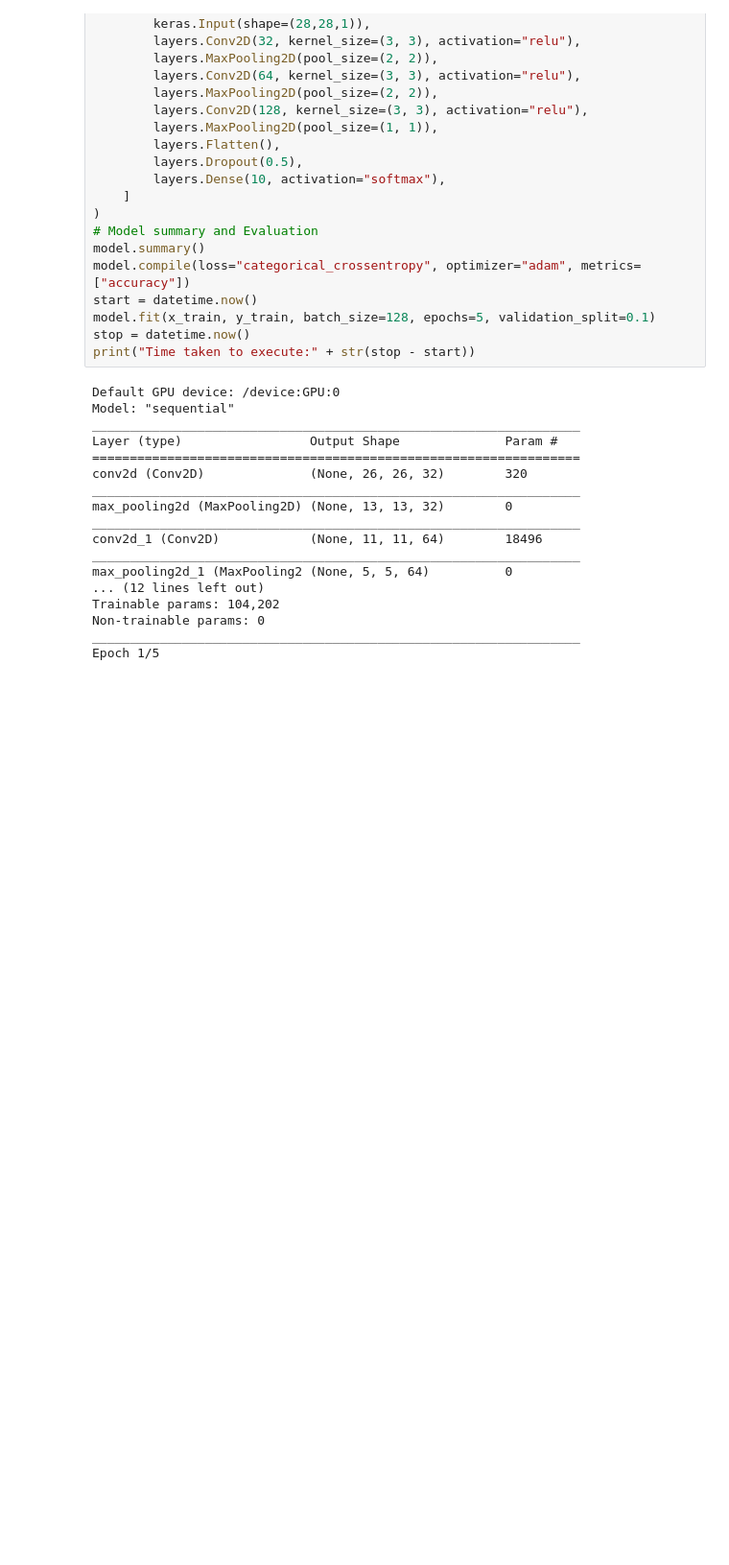
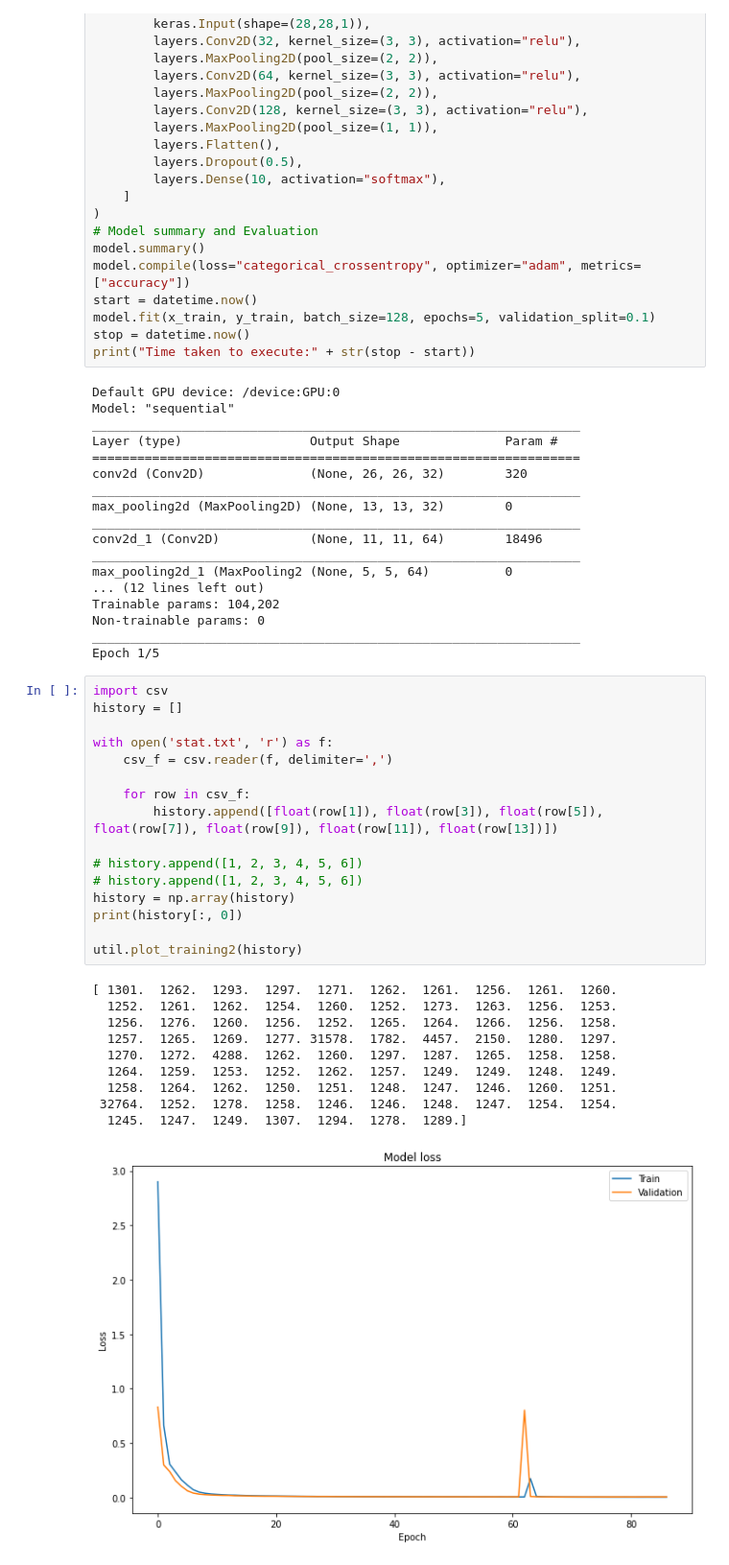
Before and after one commit to VisusAdAstra/Machine-Translation, a Jupyter notebook: NMT.ipynb, the cells around one changed output. Shown at 96% size. Drawn from its saved outputs; the diff is of its cells as text; blank space fills up the shorter version.

Commit message:
plot training process

```diff
--- a/NMT.ipynb
+++ b/NMT.ipynb
@@ -561,3 +561,30 @@ Trainable params: 104,202
 Non-trainable params: 0
 _________________________________________________________________
 Epoch 1/5
+# %%
+import csv
+history = []
+
+with open('stat.txt', 'r') as f:
+    csv_f = csv.reader(f, delimiter=',')
+
+    for row in csv_f:
+        history.append([float(row[1]), float(row[3]), float(row[5]), float(row[7]), float(row[9]), float(row[11]), float(row[13])])
+
+# history.append([1, 2, 3, 4, 5, 6])
+# history.append([1, 2, 3, 4, 5, 6])
+history = np.array(history)
+print(history[:, 0])
+
+util.plot_training2(history)
+# %% [output]
+[ 1301.  1262.  1293.  1297.  1271.  1262.  1261.  1256.  1261.  1260.
+  1252.  1261.  1262.  1254.  1260.  1252.  1273.  1263.  1256.  1253.
+  1256.  1276.  1260.  1256.  1252.  1265.  1264.  1266.  1256.  1258.
+  1257.  1265.  1269.  1277. 31578.  1782.  4457.  2150.  1280.  1297.
+  1270.  1272.  4288.  1262.  1260.  1297.  1287.  1265.  1258.  1258.
+  1264.  1259.  1253.  1252.  1262.  1257.  1249.  1249.  1248.  1249.
+  1258.  1264.  1262.  1250.  1251.  1248.  1247.  1246.  1260.  1251.
+ 32764.  1252.  1278.  1258.  1246.  1246.  1248.  1247.  1254.  1254.
+  1245.  1247.  1249.  1307.  1294.  1278.  1289.]
+[figure, added]
```
Also changed, not shown: parts of 1 cell of this notebook, 2 other files.
